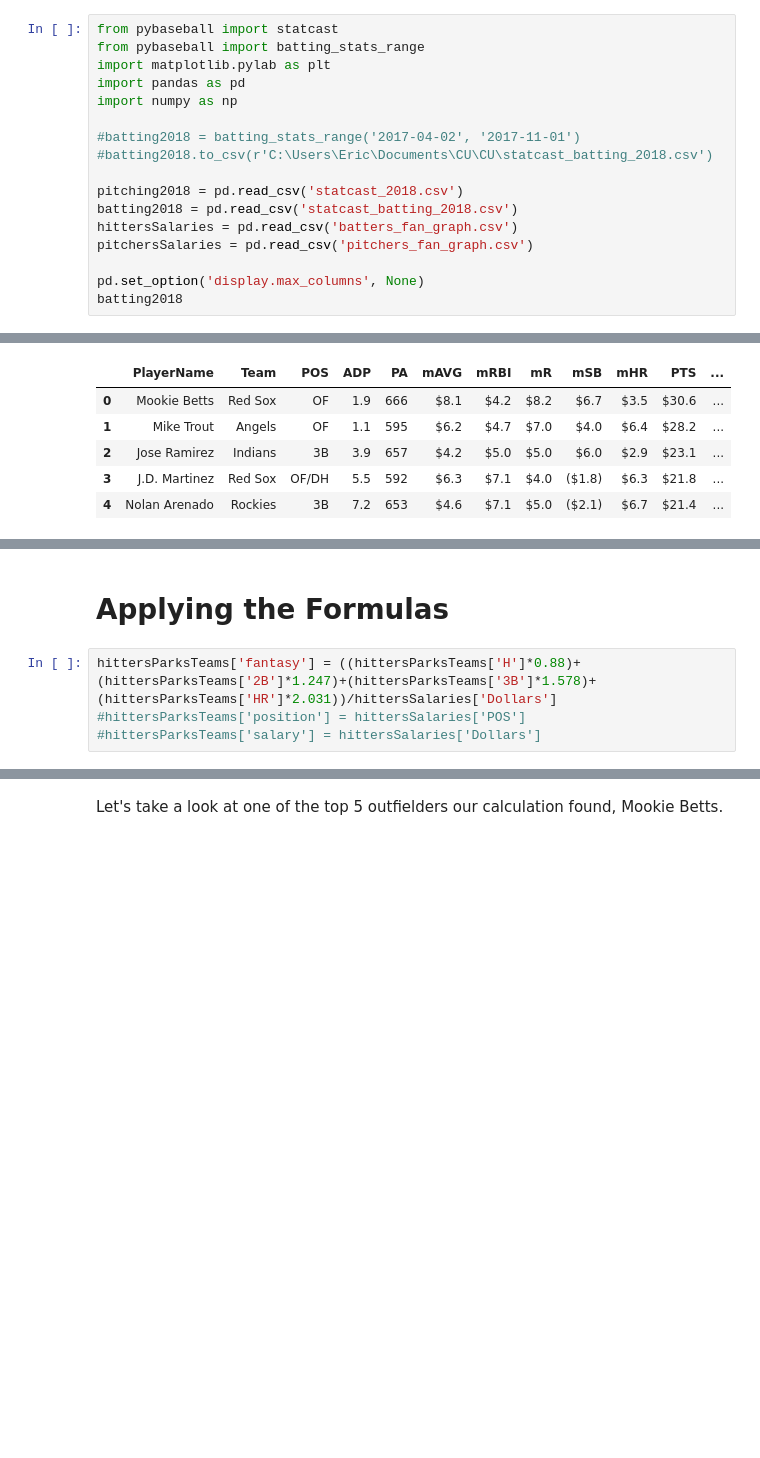
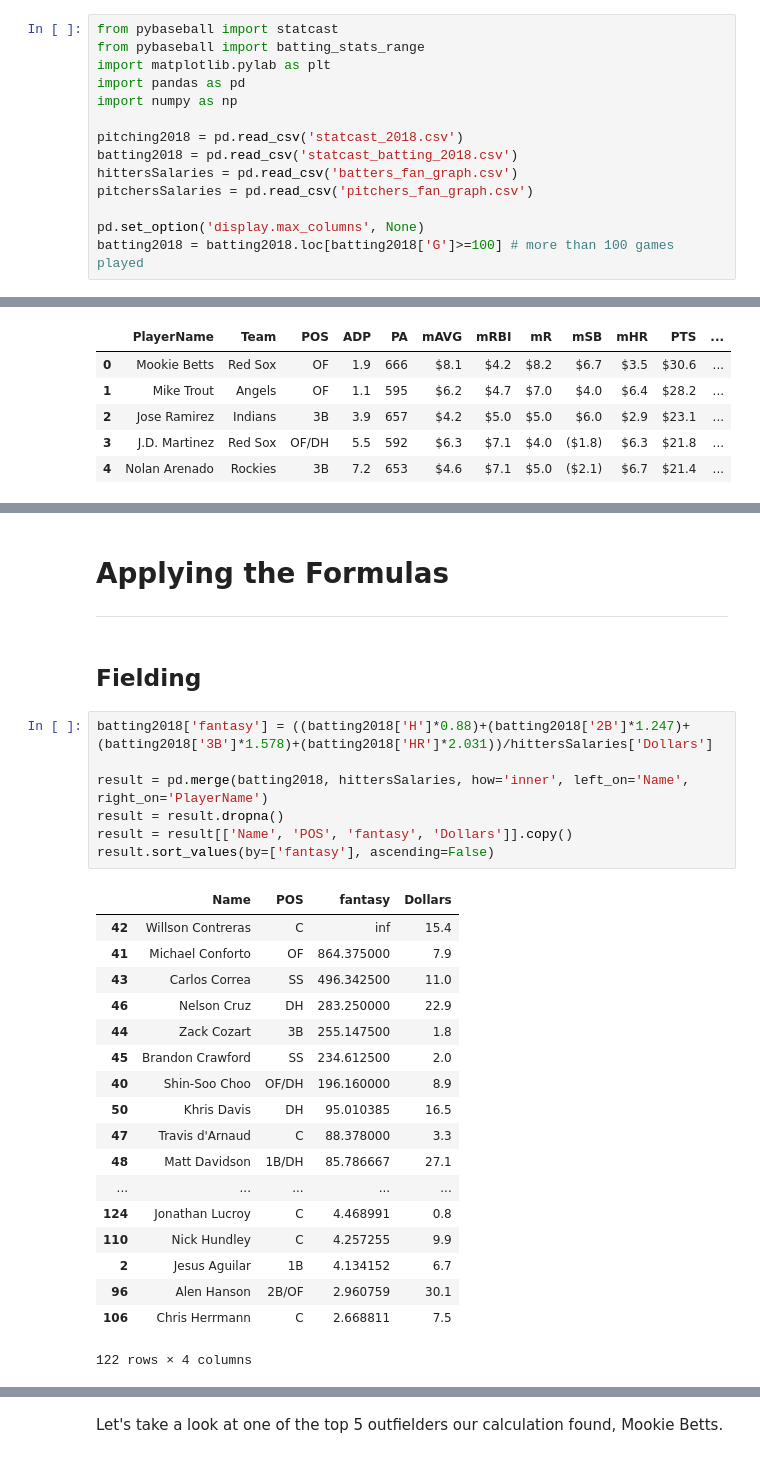
Before and after one commit to EricOropezaelwood/Fantasy-Baseball, a Jupyter notebook: fantasy.ipynb, the cells around one changed output, grey strips where cells are left out. Saved outputs shown, nothing was run; the diff lists cells and outputs as text; blank space fills up the shorter version.

```diff
--- a/fantasy.ipynb
+++ b/fantasy.ipynb
@@ -103,13 +69,10 @@ import matplotlib.pylab as plt
 import pandas as pd
 import numpy as np
 
-#batting2018 = batting_stats_range('2017-04-02', '2017-11-01')
-#batting2018.to_csv(r'C:\Users\Eric\Documents\CU\CU\statcast_batting_2018.csv')
-
 pitching2018 = pd.read_csv('statcast_2018.csv')
 batting2018 = pd.read_csv('statcast_batting_2018.csv')
 hittersSalaries = pd.read_csv('batters_fan_graph.csv')
 pitchersSalaries = pd.read_csv('pitchers_fan_graph.csv')
 
 pd.set_option('display.max_columns', None)
-batting2018
+batting2018 = batting2018.loc[batting2018['G']>=100] # more than 100 games played
@@ -216,6 +109,31 @@ hittersSalaries.head()
 # %% [markdown]
 # Applying the Formulas
+***
+# %% [markdown]
+## Fielding
 # %%
-hittersParksTeams['fantasy'] = ((hittersParksTeams['H']*0.88)+(hittersParksTeams['2B']*1.247)+(hittersParksTeams['3B']*1.578)+(hittersParksTeams['HR']*2.031))/hittersSalaries['Dollars']
-#hittersParksTeams['position'] = hittersSalaries['POS']
-#hittersParksTeams['salary'] = hittersSalaries['Dollars']
+batting2018['fantasy'] = ((batting2018['H']*0.88)+(batting2018['2B']*1.247)+(batting2018['3B']*1.578)+(batting2018['HR']*2.031))/hittersSalaries['Dollars']
+
+result = pd.merge(batting2018, hittersSalaries, how='inner', left_on='Name', right_on='PlayerName')
+result = result.dropna()
+result = result[['Name', 'POS', 'fantasy', 'Dollars']].copy()
+result.sort_values(by=['fantasy'], ascending=False)
+# %% [output]
+|  | Name | POS | fantasy | Dollars |
+| 42 | Willson Contreras | C | inf | 15.4 |
+| 41 | Michael Conforto | OF | 864.375000 | 7.9 |
+| 43 | Carlos Correa | SS | 496.342500 | 11.0 |
+| 46 | Nelson Cruz | DH | 283.250000 | 22.9 |
+| 44 | Zack Cozart | 3B | 255.147500 | 1.8 |
+| 45 | Brandon Crawford | SS | 234.612500 | 2.0 |
+| 40 | Shin-Soo Choo | OF/DH | 196.160000 | 8.9 |
+| 50 | Khris Davis | DH | 95.010385 | 16.5 |
+| 47 | Travis d'Arnaud | C | 88.378000 | 3.3 |
+| 48 | Matt Davidson | 1B/DH | 85.786667 | 27.1 |
+| ... | ... | ... | ... | ... |
+| 124 | Jonathan Lucroy | C | 4.468991 | 0.8 |
+| 110 | Nick Hundley | C | 4.257255 | 9.9 |
+| 2 | Jesus Aguilar | 1B | 4.134152 | 6.7 |
+| 96 | Alen Hanson | 2B/OF | 2.960759 | 30.1 |
+| 106 | Chris Herrmann | C | 2.668811 | 7.5 |
+122 rows × 4 columns
```
Also changed, not shown: parts of 32 cells of this notebook.
